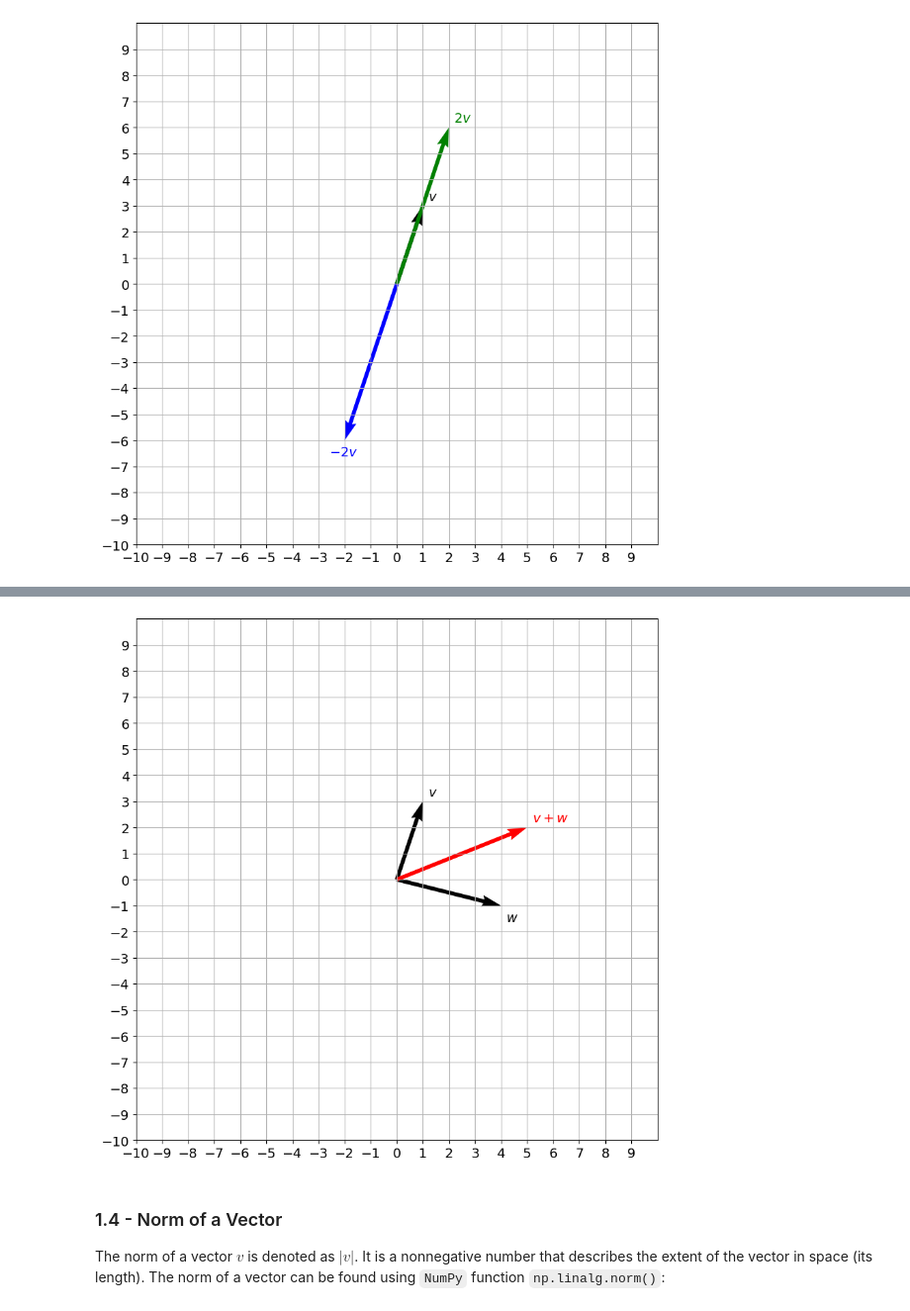
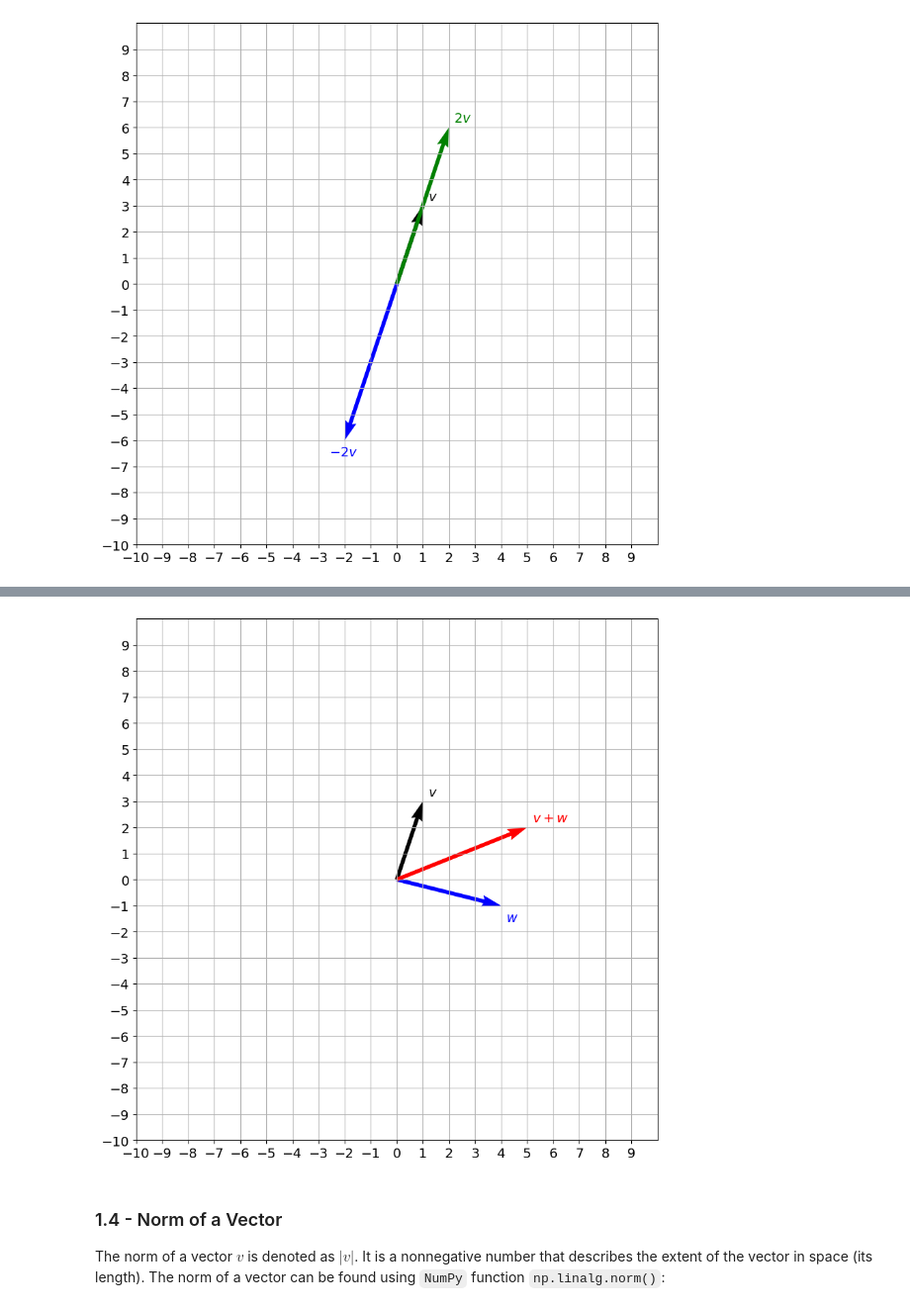
Before and after one commit to tanaysd/instrumenta, a Jupyter notebook: mathematics-for-machine-learning-and-data-science/ml-linear-algebra/C1_W3_Lab_1_vector_operations.ipynb, the cells around one changed output, grey strips where cells are left out. Shown at 99% size. Cells and saved outputs as stored; diff of their text form; code cells hidden in the pictures.

```diff
--- a/mathematics-for-machine-learning-and-data-science/ml-linear-algebra/C1_W3_Lab_1_vector_operations.ipynb
+++ b/mathematics-for-machine-learning-and-data-science/ml-linear-algebra/C1_W3_Lab_1_vector_operations.ipynb
@@ -98,11 +98,11 @@ In Python you can either use `+` operator or `NumPy` function `np.add()`. In the
 # %%
 v = np.array([[1],[3]])
 w = np.array([[4],[-1]])
 
-plot_vectors([v, w, v + w], [f"$v$", f"$w$", f"$v + w$"], ["black", "black", "red"])
+plot_vectors([v, w, v + w], [f"$v$", f"$w$", f"$v + w$"], ["black", "blue", "red"])
 # plot_vectors([v, w, np.add(v, w)], [f"$v$", f"$w$", f"$v + w$"], ["black", "black", "red"])
 # %% [output]
-[figure, old version]
+[figure, new version]
 # %% [markdown]
 <a name='1.4'></a>
 ### 1.4 - Norm of a Vector
```
Also changed, not shown: parts of 7 cells of this notebook.
